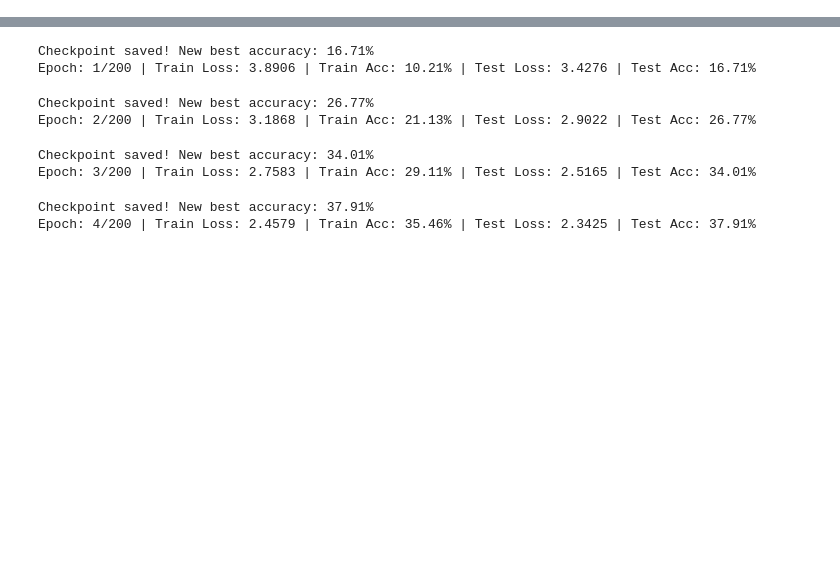
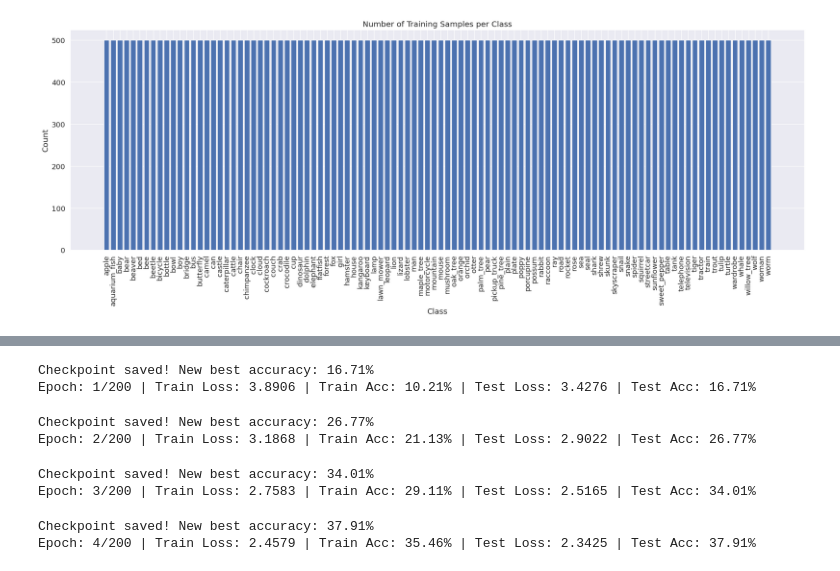
Before and after one commit to PradHolla/AAI595-Final-Project, a Jupyter notebook: 1.Baseline.ipynb, the cells around one changed output, grey strips where cells are left out. Drawn from its saved outputs; the diff is of its cells as text; code cells hidden in the pictures; blank space fills up the shorter version.

```diff
--- a/1.Baseline.ipynb
+++ b/1.Baseline.ipynb
@@ -9,0 +62,40 @@ from tqdm import tqdm
+# %%
+# Create a DataFrame for easier analysis
+train_data = []
+for i in range(len(trainset)):
+    img, label = trainset[i]
+    train_data.append({
+        'index': i,
+        'label': label,
+        'class': trainset.classes[label],
+        'image': img
+    })
+train_df = pd.DataFrame(train_data)
+
+test_data = []
+for i in range(len(testset)):
+    img, label = testset[i]
+    test_data.append({
+        'index': i,
+        'label': label,
+        'class': testset.classes[label],
+        'image': img
+    })
+test_df = pd.DataFrame(test_data)
+# %%
+plt.figure(figsize=(20, 8))
+
+# Count samples per class
+class_counts = train_df['class'].value_counts().sort_index()
+
+plt.bar(class_counts.index, class_counts.values)
+plt.title('Number of Training Samples per Class')
+plt.xticks(rotation=90)
+plt.xlabel('Class')
+plt.ylabel('Count')
+
+plt.tight_layout()
+plt.savefig('class_distribution.png', dpi=300, bbox_inches='tight')
+plt.show()
+# %% [output]
+[figure, added]
```
Also changed, not shown: parts of 12 cells of this notebook, 6 other files.
